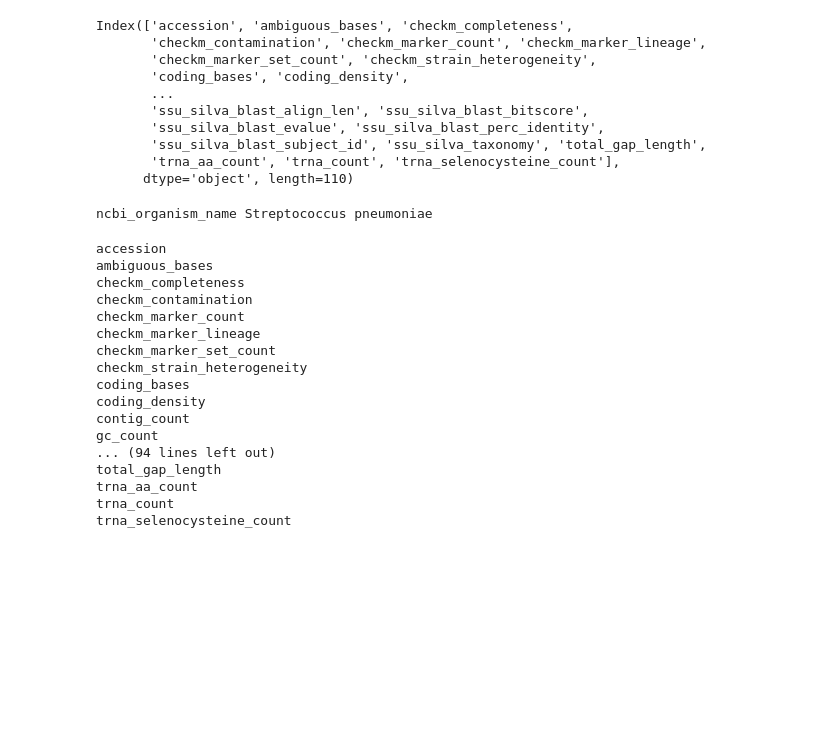
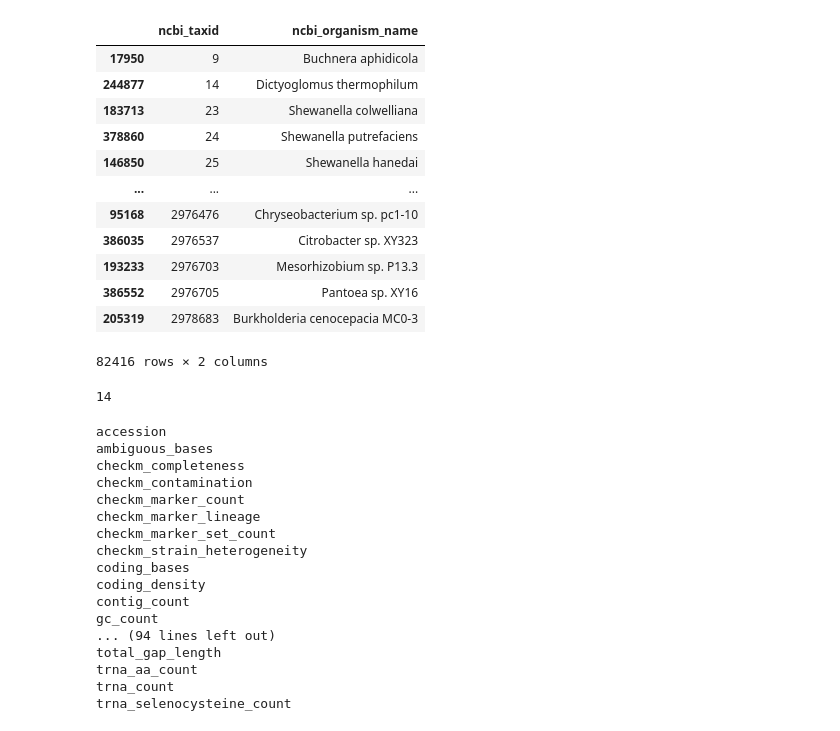
Before and after one commit to GZHoffie/tc-benchmark, a Jupyter notebook: get_sra_reads.ipynb, the cells around one changed output. Drawn from its saved outputs; the diff is of its cells as text; code cells hidden in the pictures; blank space fills up the shorter version.

```diff
--- a/get_sra_reads.ipynb
+++ b/get_sra_reads.ipynb
@@ -5,25 +9,27 @@ db = SRAweb()
 # %%
 import pandas as pd
 
-gtdb_metadata = pd.read_csv('/mnt/c/Users/zhenh/tax_data/bac120_metadata.tsv',sep='\t')
+gtdb_metadata = pd.read_csv('./bac120_metadata.tsv',sep='\t')
-# %%
-gtdb_metadata.columns
-# %% [output]
-Index(['accession', 'ambiguous_bases', 'checkm_completeness',
-       'checkm_contamination', 'checkm_marker_count', 'checkm_marker_lineage',
-       'checkm_marker_set_count', 'checkm_strain_heterogeneity',
-       'coding_bases', 'coding_density',
-       ...
-       'ssu_silva_blast_align_len', 'ssu_silva_blast_bitscore',
-       'ssu_silva_blast_evalue', 'ssu_silva_blast_perc_identity',
-       'ssu_silva_blast_subject_id', 'ssu_silva_taxonomy', 'total_gap_length',
-       'trna_aa_count', 'trna_count', 'trna_selenocysteine_count'],
-      dtype='object', length=110)
-# %%
-for i, a in enumerate(gtdb_metadata.loc[0]):
-    #print(gtdb_metadata.columns[i], a)
-    #print(a)
-    if a == "Streptococcus pneumoniae":
-        print(gtdb_metadata.columns[i], a)
-# %% [output]
-ncbi_organism_name Streptococcus pneumoniae
+# %%
+species_df = gtdb_metadata[["ncbi_taxid", "ncbi_organism_name"]]
+species_df = species_df.groupby("ncbi_taxid").sample(1)
+species_df
+# %% [output]
+|  | ncbi_taxid | ncbi_organism_name |
+| 17950 | 9 | Buchnera aphidicola |
+| 244877 | 14 | Dictyoglomus thermophilum |
+| 183713 | 23 | Shewanella colwelliana |
+| 378860 | 24 | Shewanella putrefaciens |
+| 146850 | 25 | Shewanella hanedai |
+| ... | ... | ... |
+| 95168 | 2976476 | Chryseobacterium sp. pc1-10 |
+| 386035 | 2976537 | Citrobacter sp. XY323 |
+| 193233 | 2976703 | Mesorhizobium sp. P13.3 |
+| 386552 | 2976705 | Pantoea sp. XY16 |
+| 205319 | 2978683 | Burkholderia cenocepacia MC0-3 |
+82416 rows × 2 columns
+# %%
+
+species_df.iloc[1]['ncbi_taxid']
+# %% [output]
+14
```
Also changed, not shown: parts of 3 cells of this notebook, 2 other files.
